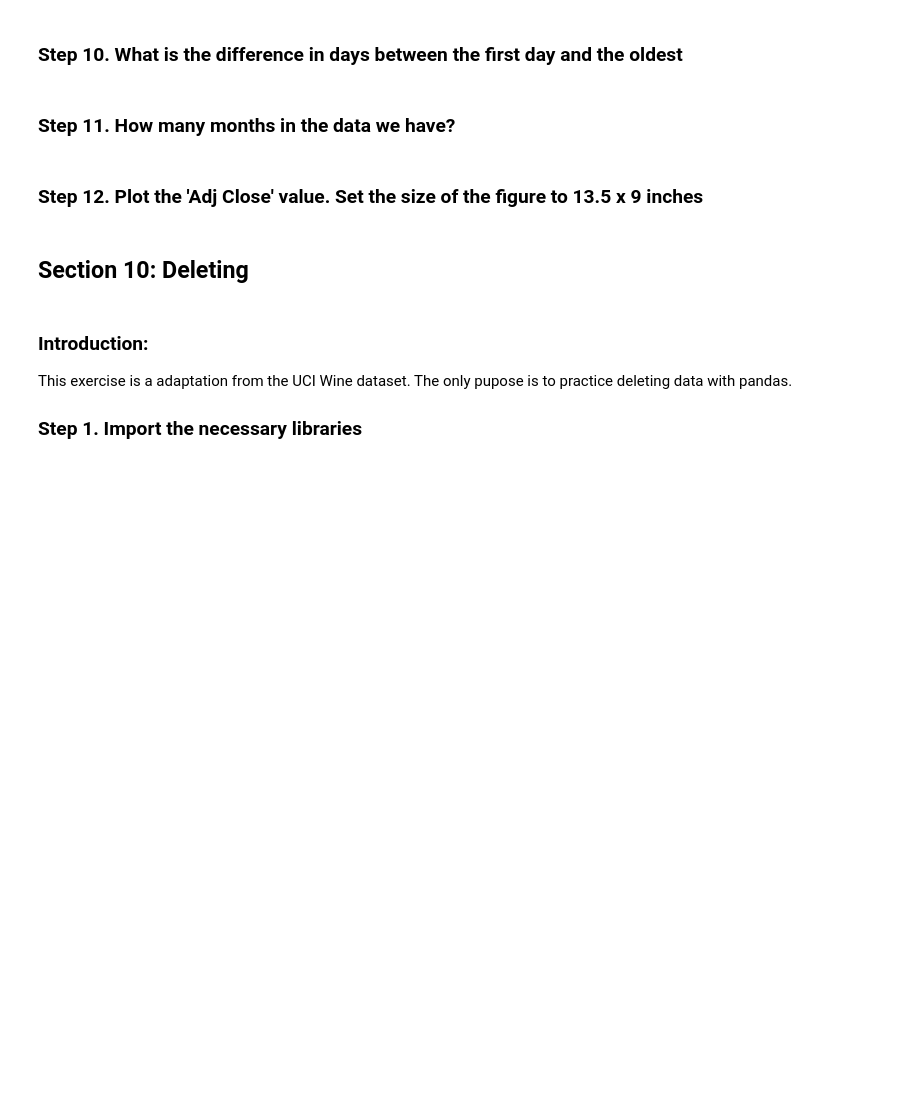
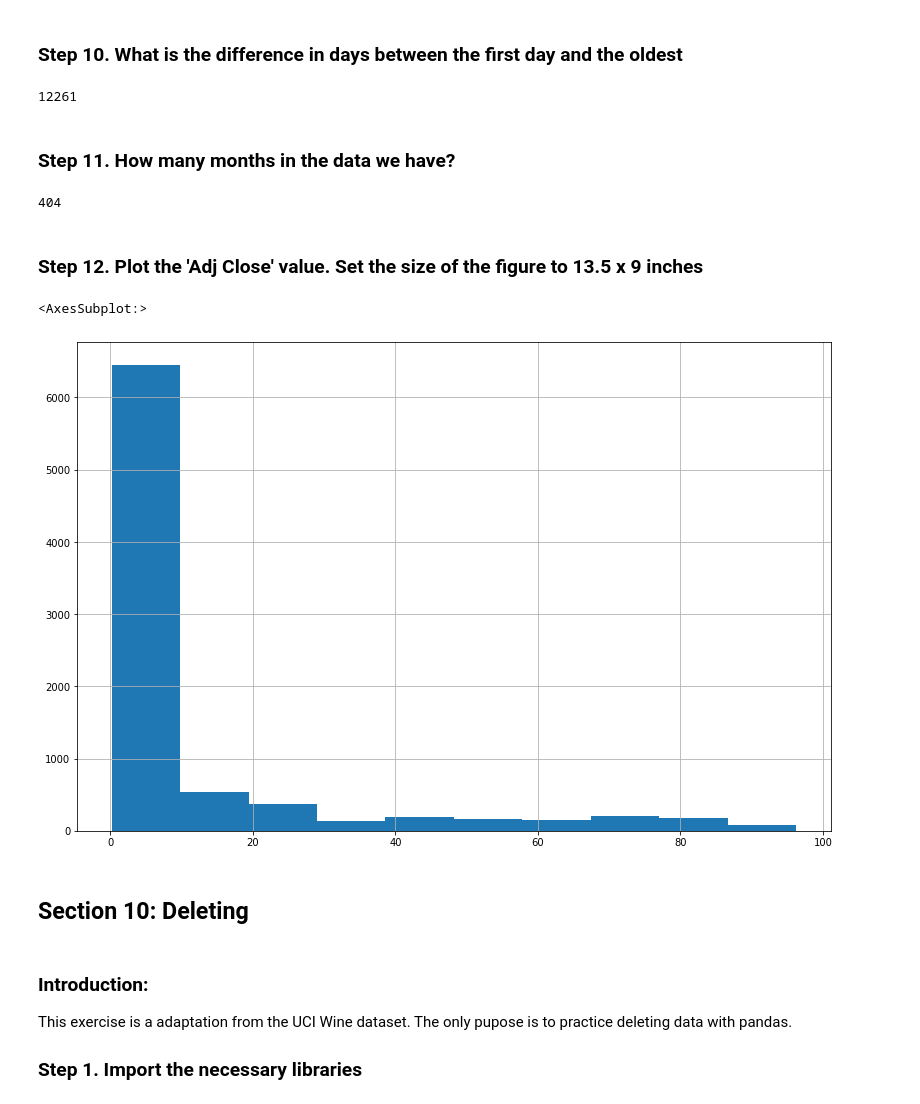
Before and after one commit to PauliusU/PP3-pandas, a Jupyter notebook: PP3_Pandas.ipynb, the cells around one changed output. Saved outputs shown, nothing was run; the diff lists cells and outputs as text; code cells hidden in the pictures; blank space fills up the shorter version.

```diff
--- a/PP3_Pandas.ipynb
+++ b/PP3_Pandas.ipynb
@@ -1181,9 +1200,22 @@ apple.iloc[::-1]
 # %% [markdown]
 ### Step 10.  What is the difference in days between the first day and the oldest
+# %%
+(apple.index[0] - apple.index[-1]).days
+# %% [output]
+12261
 # %% [markdown]
 ### Step 11.  How many months in the data we have?
+# %%
+apple.loc[filter_end_of_month].shape[0]
+# %% [output]
+404
 # %% [markdown]
 ### Step 12. Plot the 'Adj Close' value. Set the size of the figure to 13.5 x 9 inches
+# %%
+apple["Adj Close"].hist(figsize=(13.5, 9))
+# %% [output]
+<AxesSubplot:>
+[figure, added]
 # %% [markdown]
 ## Section 10: Deleting
 # %% [markdown]
```
Also changed, not shown: parts of 1 cell of this notebook.
